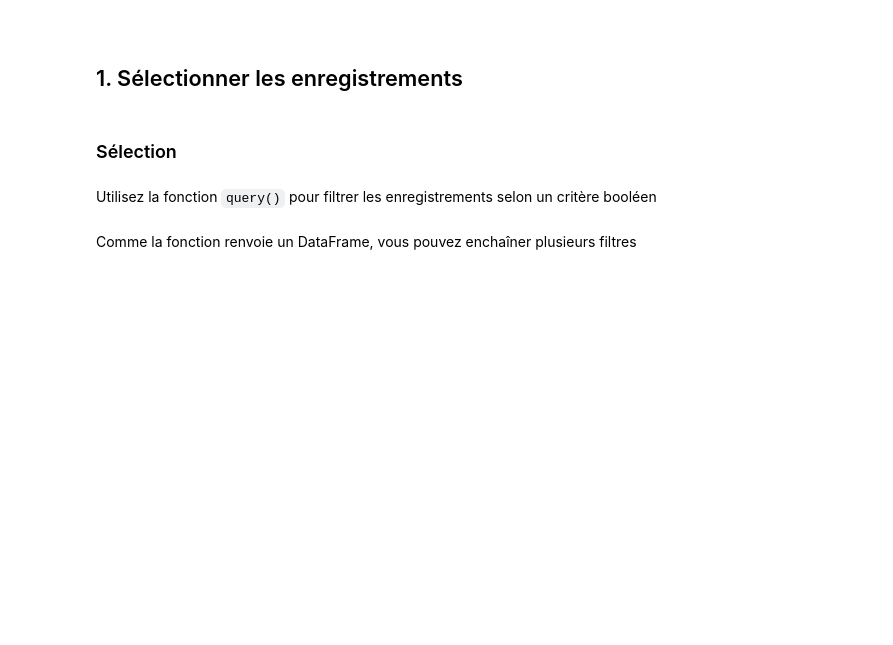
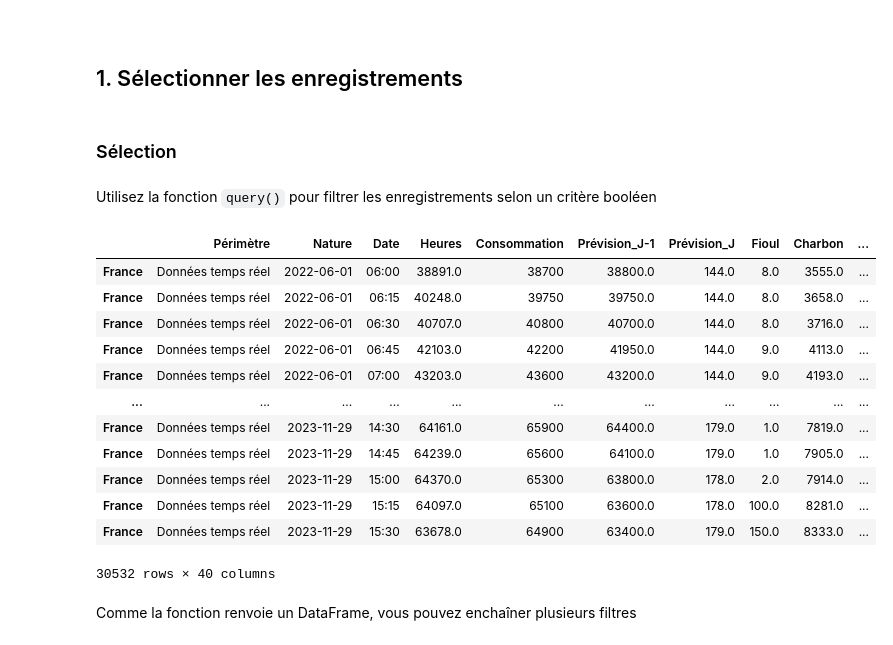
Before and after one commit to Schrodinger17/french-energy-data-analysis, a Jupyter notebook: Préparation des données.ipynb, the cells around one changed output. Saved outputs shown, nothing was run; the diff lists cells and outputs as text; code cells hidden in the pictures; blank space fills up the shorter version.

```diff
--- a/Préparation des données.ipynb
+++ b/Préparation des données.ipynb
@@ -31,3 +128,21 @@ df.query('Charbon > 16')
+# %%
+df.query('Eolien > 16')
+
+# df.Consommation =  pd.to_numeric(df.Consommation)
+# %% [output]
+|  | Périmètre | Nature | Date | Heures | Consommation | Prévision_J-1 | Prévision_J | Fioul | Charbon | ... |
+| France | Données temps réel | 2022-06-01 | 06:00 | 38891.0 | 38700 | 38800.0 | 144.0 | 8.0 | 3555.0 | ... |
+| France | Données temps réel | 2022-06-01 | 06:15 | 40248.0 | 39750 | 39750.0 | 144.0 | 8.0 | 3658.0 | ... |
+| France | Données temps réel | 2022-06-01 | 06:30 | 40707.0 | 40800 | 40700.0 | 144.0 | 8.0 | 3716.0 | ... |
+| France | Données temps réel | 2022-06-01 | 06:45 | 42103.0 | 42200 | 41950.0 | 144.0 | 9.0 | 4113.0 | ... |
+| France | Données temps réel | 2022-06-01 | 07:00 | 43203.0 | 43600 | 43200.0 | 144.0 | 9.0 | 4193.0 | ... |
+| ... | ... | ... | ... | ... | ... | ... | ... | ... | ... | ... |
+| France | Données temps réel | 2023-11-29 | 14:30 | 64161.0 | 65900 | 64400.0 | 179.0 | 1.0 | 7819.0 | ... |
+| France | Données temps réel | 2023-11-29 | 14:45 | 64239.0 | 65600 | 64100.0 | 179.0 | 1.0 | 7905.0 | ... |
+| France | Données temps réel | 2023-11-29 | 15:00 | 64370.0 | 65300 | 63800.0 | 178.0 | 2.0 | 7914.0 | ... |
+| France | Données temps réel | 2023-11-29 | 15:15 | 64097.0 | 65100 | 63600.0 | 178.0 | 100.0 | 8281.0 | ... |
+| France | Données temps réel | 2023-11-29 | 15:30 | 63678.0 | 64900 | 63400.0 | 179.0 | 150.0 | 8333.0 | ... |
+30532 rows × 40 columns
 # %% [markdown]
 Comme la fonction renvoie un DataFrame, vous pouvez enchaîner plusieurs filtres
 # %%
```
Also changed, not shown: parts of 9 cells of this notebook.
